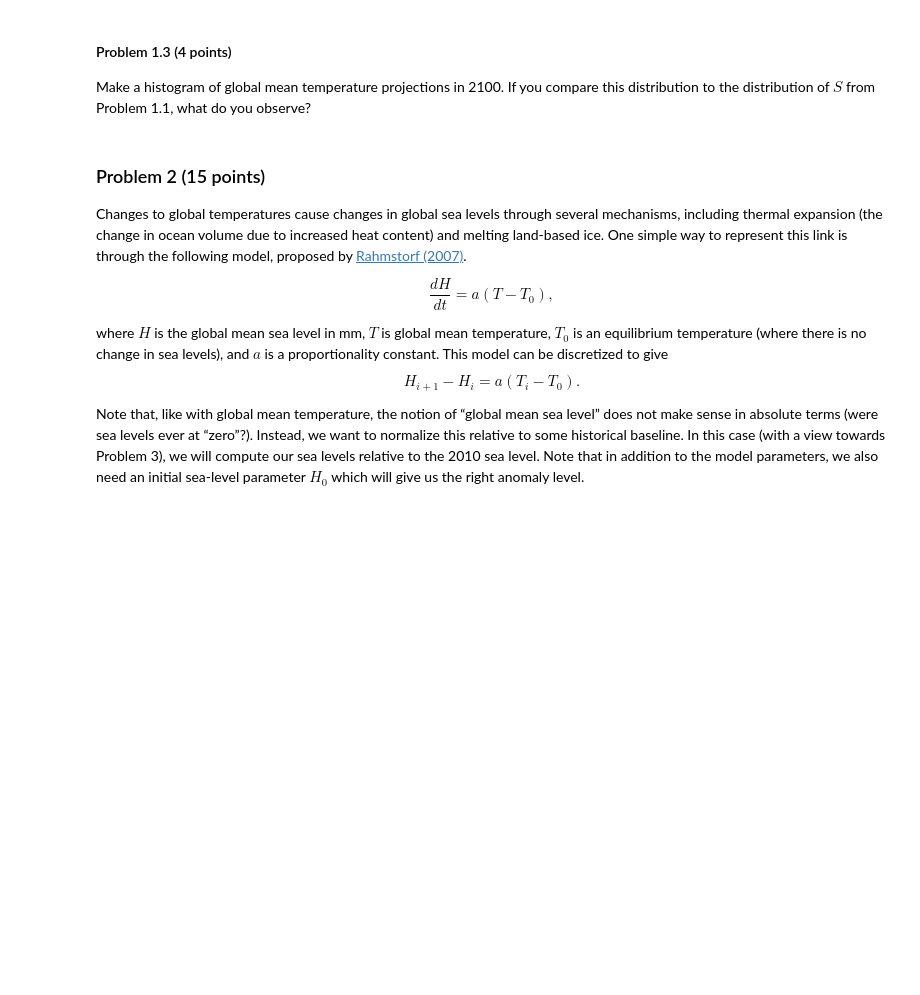
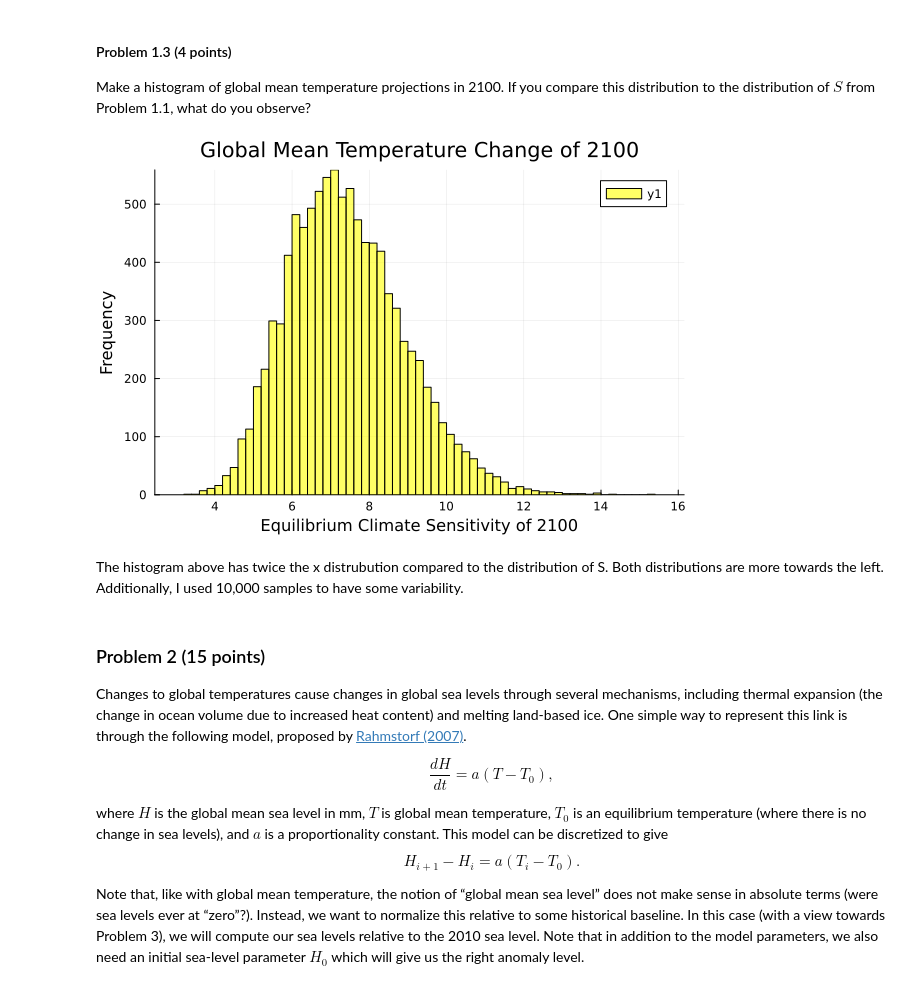
Before and after one commit to BEE4750-FA23/hw3-sinahy-frag, a Jupyter notebook: hw03.ipynb, the cells around one changed output. Drawn from its saved outputs; the diff is of its cells as text; code cells hidden in the pictures; blank space fills up the shorter version.

```diff
--- a/hw03.ipynb
+++ b/hw03.ipynb
@@ -164,6 +216,17 @@ mean temperature. Plot the median and 90% predictive distribution
 Make a histogram of global mean temperature projections in 2100. If you
 compare this distribution to the distribution of $S$ from Problem 1.1,
 what do you observe?
+# %%
+histogram(temperature_simulations[:, 221],
+fillalpha = 0.6,
+xlabel = "Equilibrium Climate Sensitivity of 2100",
+ylabel = "Frequency",
+title = "Global Mean Temperature Change of 2100",
+color=:yellow)
+# %% [output]
+[figure, added]
+# %% [markdown]
+The histogram above has twice the x distrubution compared to the distribution of S. Both distributions are more towards the left. Additionally, I used 10,000 samples to have some variability.
 # %% [markdown]
 ### Problem 2 (15 points)
 
```
Also changed, not shown: parts of 21 cells of this notebook.
